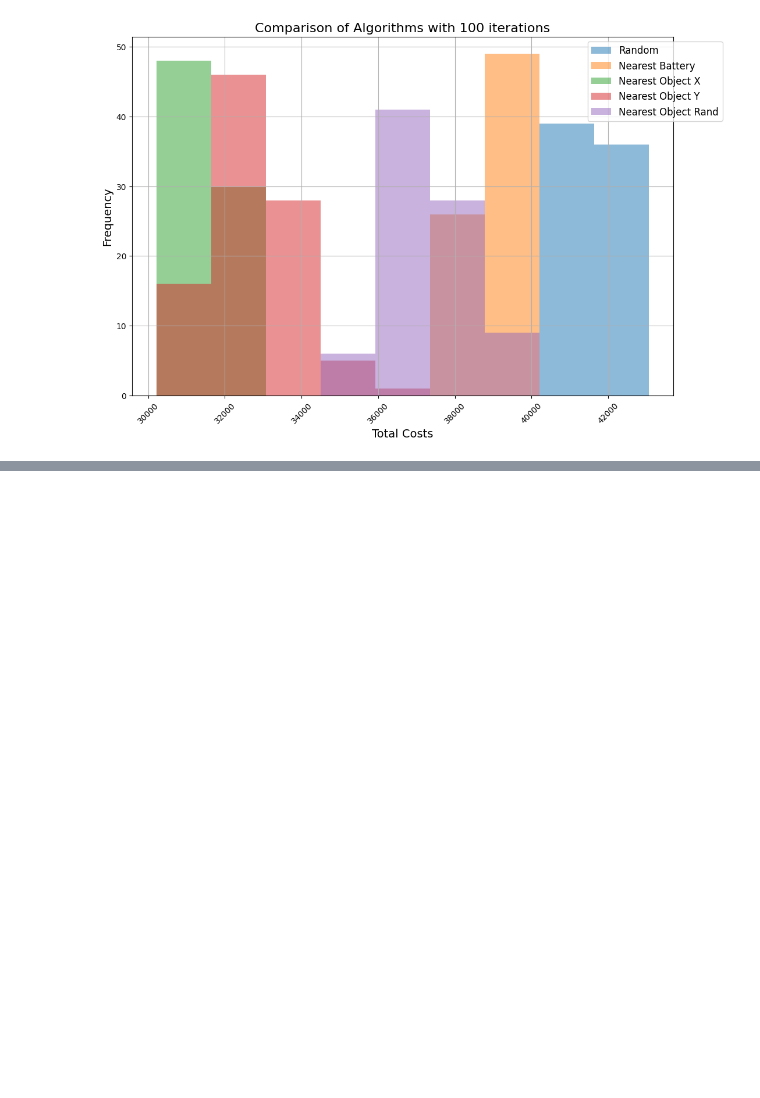
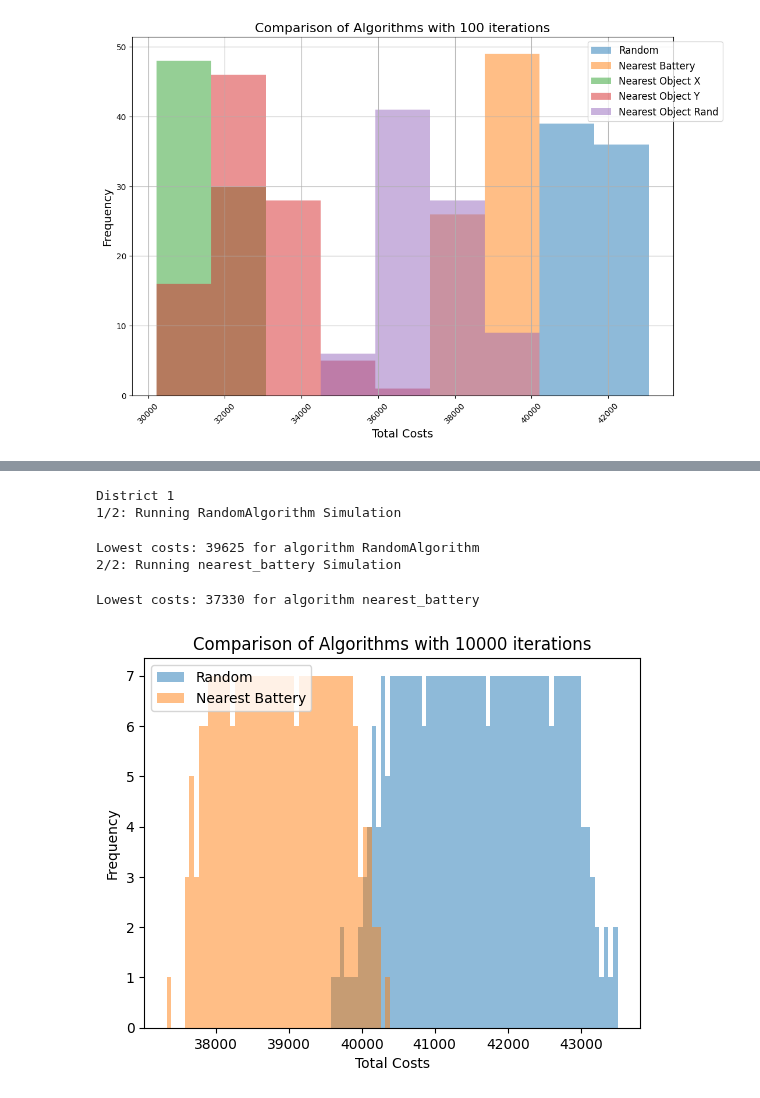
Before and after one commit to AntoniovanDijck/YakuzAI, a Jupyter notebook: collab_notebook.ipynb, the cells around one changed output, grey strips where cells are left out. Cells and saved outputs as stored; diff of their text form; code cells hidden in the pictures; blank space fills up the shorter version.

Commit message:
added simulation additions

```diff
--- a/collab_notebook.ipynb
+++ b/collab_notebook.ipynb
@@ -1515,7 +1516,7 @@ def experiment2(houses_file, batteries_file, iterations=100):
     plt.title(f"Comparison of Algorithms with {iterations} iterations")
     plt.xlabel("Total Costs")
     plt.ylabel("Frequency")
-    plt.legend(["Random", "Nearest Battery", "Nearest Object X", "Nearest Object Y", "Nearest Object Rand"])
+    plt.legend(["Random", "Nearest Battery",])
 # %% [markdown]
 ### MAIN
 - Experiment 1: comparison of all algorithms with different number of iterations
@@ -1557,0 +1566,21 @@ Lowest costs: 35368 for algorithm nearest_object_rand
+# %%
+### Drawing cables for all districts
+districts_houses = ['data/Huizen&Batterijen/district_1/district-1_houses.csv', 'data/Huizen&Batterijen/district_2/district-2_houses.csv', 'data/Huizen&Batterijen/district_3/district-3_houses.csv']
+districts_batteries = ['data/Huizen&Batterijen/district_1/district-1_batteries.csv', 'data/Huizen&Batterijen/district_2/district-2_batteries.csv', 'data/Huizen&Batterijen/district_3/district-3_batteries.csv']
+
+#Iterations for animation
+iterations = 10000
+
+# for each district
+for i in range(0, 1):
+    print(f'District {i+1}')
+
+    # set up experiment
+    experiment2(districts_houses[i], districts_batteries[i], iterations)
+# %% [output]
+District 1
+1/2: Running RandomAlgorithm Simulation
+Lowest costs: 39625 for algorithm RandomAlgorithm
+2/2: Running nearest_battery Simulation
+Lowest costs: 37330 for algorithm nearest_battery
+[figure, added]
```
Also changed, not shown: parts of 4 cells of this notebook, 2 other files.
